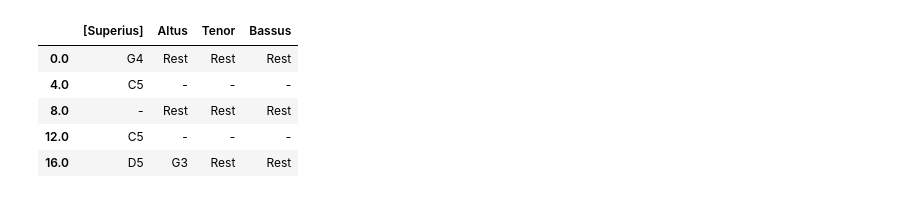
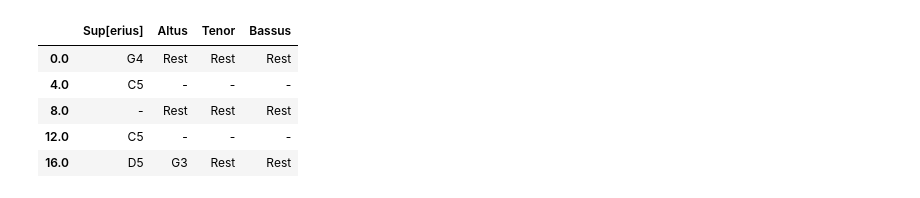
Before and after one commit to RichardFreedman/CRIM-Project-RF, a Jupyter notebook: CRIM_Intervals_2_0.ipynb, the cells around one changed output. Drawn from its saved outputs; the diff is of its cells as text; code cells hidden in the pictures.

```diff
--- a/CRIM_Intervals_2_0.ipynb
+++ b/CRIM_Intervals_2_0.ipynb
@@ -30,9 +74,9 @@ model, mass = corpus.scores
 # %%
-notes = model.getNoteRest()
+notes = mass.getNoteRest()
 notes.fillna(value= "-", inplace=True)
 notes.head()
 # %% [output]
-|  | [Superius] | Altus | Tenor | Bassus |
+|  | Sup[erius] | Altus | Tenor | Bassus |
 | 0.0 | G4 | Rest | Rest | Rest |
 | 4.0 | C5 | - | - | - |
 | 8.0 | - | Rest | Rest | Rest |
```
Also changed, not shown: parts of 18 cells of this notebook.
